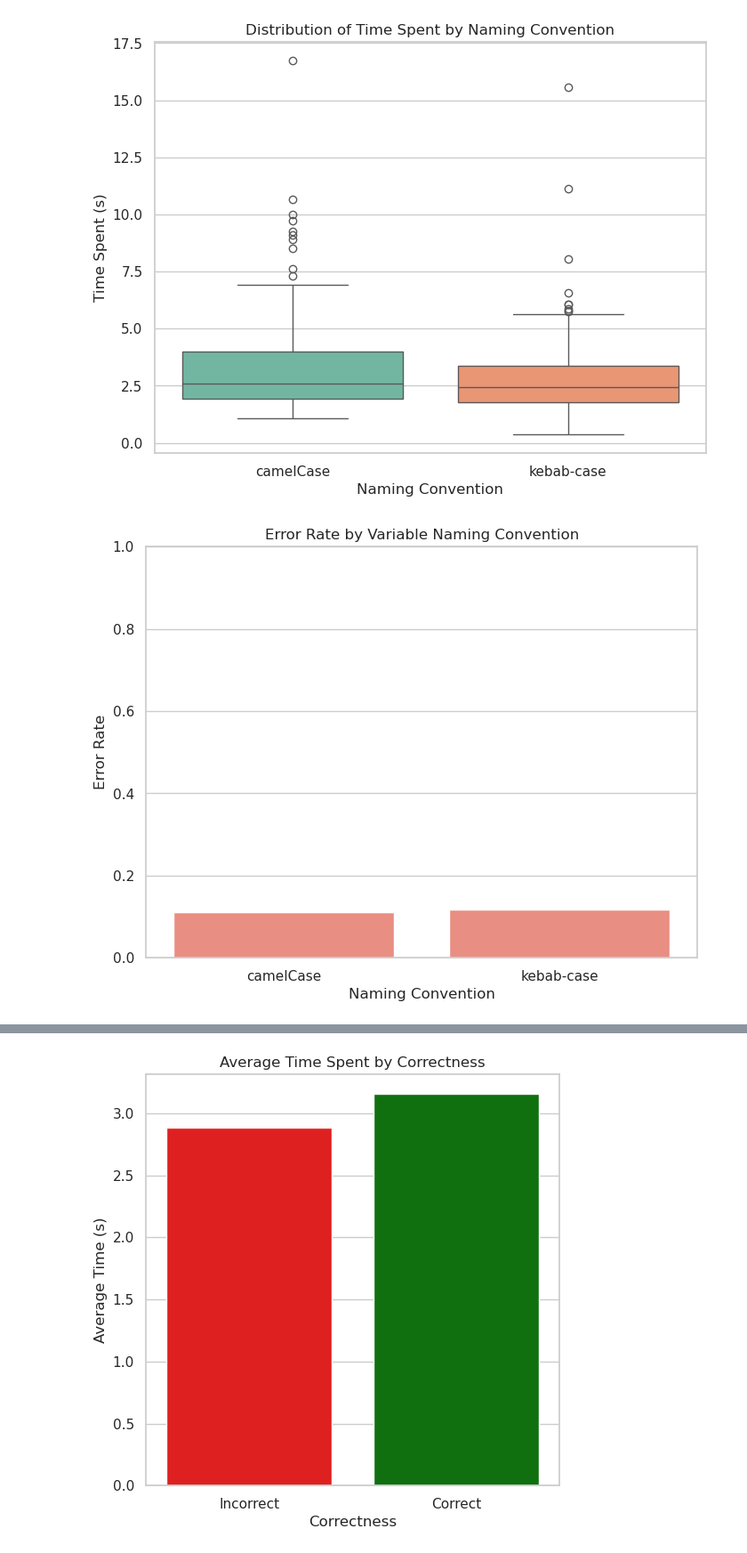
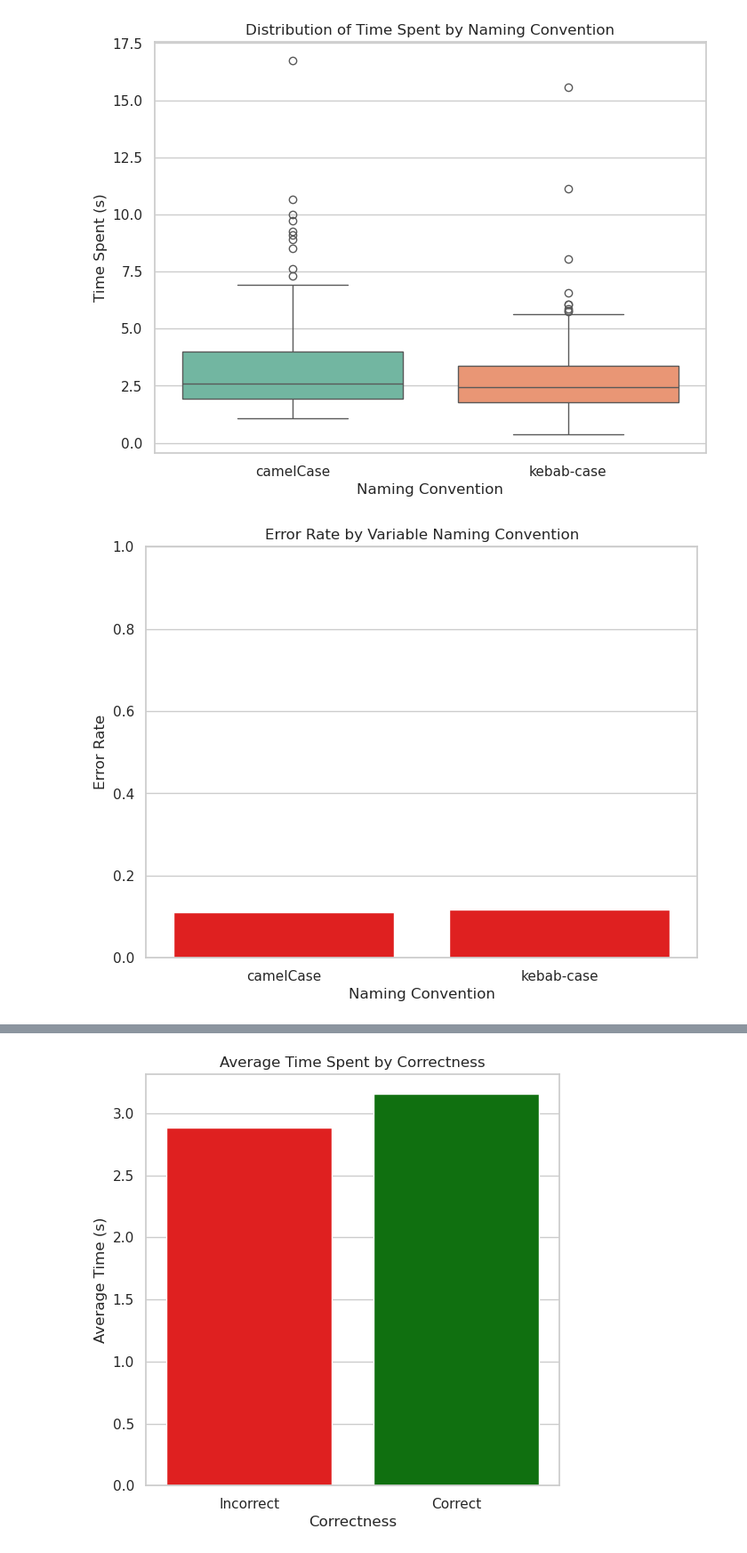
Before and after one commit to Giovo173/Exp-Eval, a Jupyter notebook: experiment 2/experiment-2/plotter.ipynb, the cells around one changed output, grey strips where cells are left out. Shown at 89% size. Cells and saved outputs as stored; diff of their text form; code cells hidden in the pictures.

```diff
--- a/experiment 2/experiment-2/plotter.ipynb
+++ b/experiment 2/experiment-2/plotter.ipynb
@@ -93,14 +93,14 @@ plot_time_distribution_by_type(df)
 # %%
 # It plots the error rate by naming convention type
 def plot_error_rate_by_type(error_rate):
     plt.figure(figsize=(8, 6))
-    sns.barplot(data=error_rate, x='Type', y='Error Rate', color='salmon')
+    sns.barplot(data=error_rate, x='Type', y='Error Rate', color='red')
     plt.title('Error Rate by Variable Naming Convention')
     plt.ylabel('Error Rate')
     plt.xlabel('Naming Convention')
     plt.ylim(0, 1)
     plt.show()
 
 plot_error_rate_by_type(error_rate)
 # %% [output]
-[figure, old version]
+[figure, new version]
```
Also changed, not shown: parts of 7 cells of this notebook.
